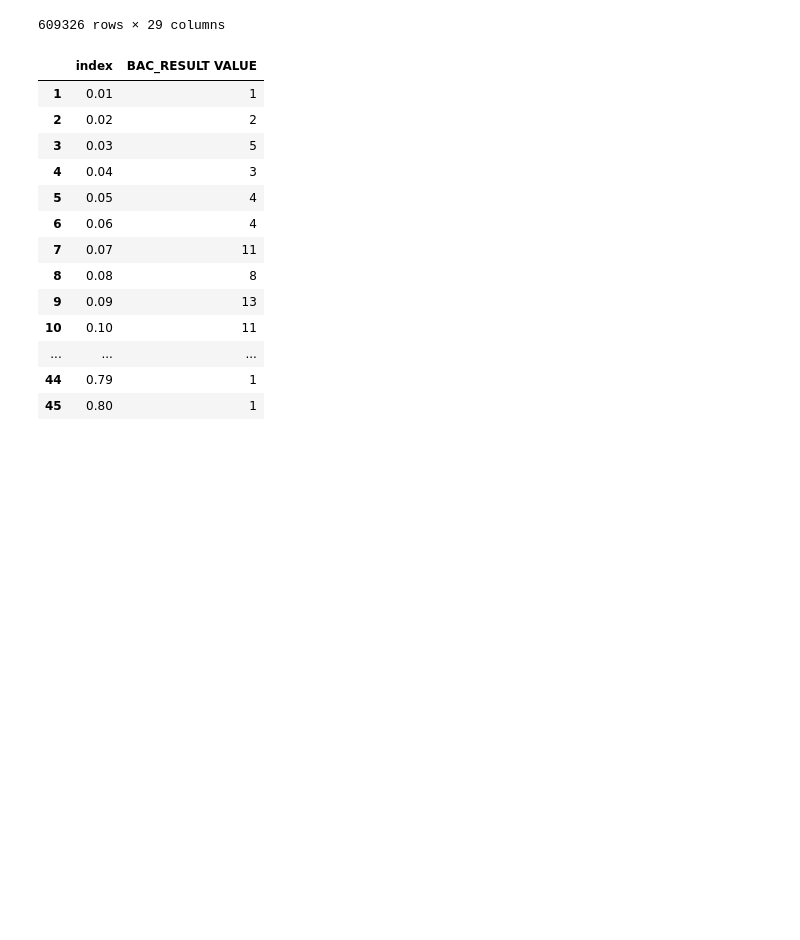
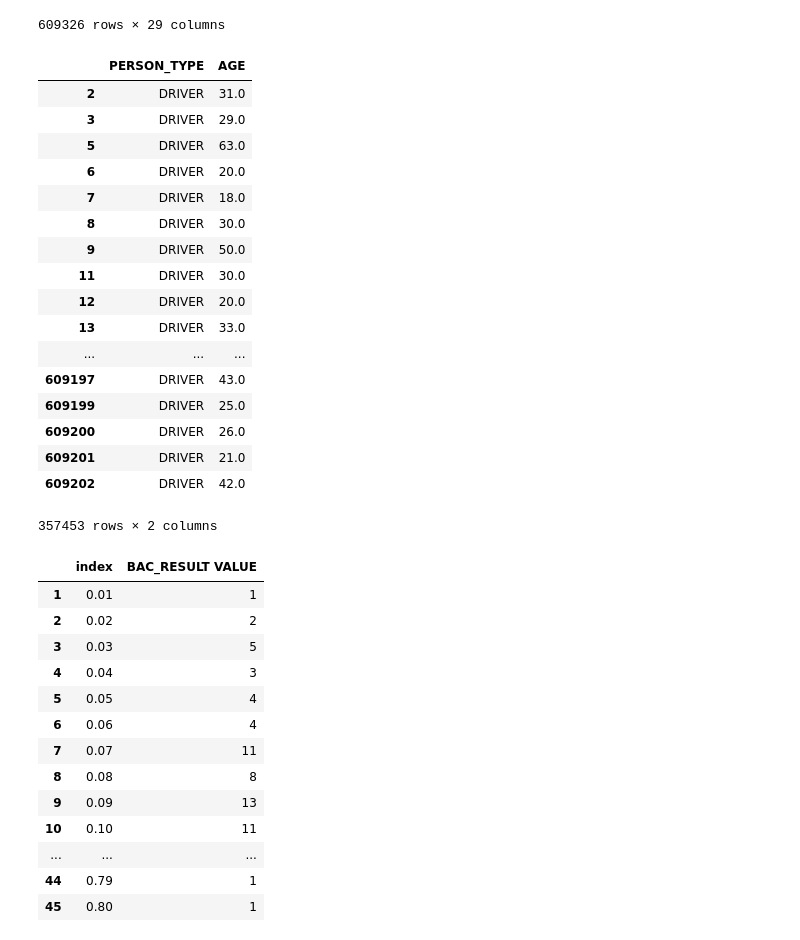
Before and after one commit to emharen/Project-One, a Jupyter notebook: traffic5.ipynb, the cells around one changed output. Cells and saved outputs as stored; diff of their text form; code cells hidden in the pictures; blank space fills up the shorter version.

```diff
--- a/traffic5.ipynb
+++ b/traffic5.ipynb
@@ -75,6 +75,31 @@ traffic_people
 | 609324 | P137179 | PASSENGER | JC193350 | 579226.0 | 03/20/2019 08:05:00 PM | 3.0 | CHICAGO | IL | 60621 | F | ... |
 | 609325 | P137187 | PASSENGER | JC193480 | 579263.0 | 03/20/2019 09:59:00 PM | 3.0 | CHICAGO | IL | 60617 | M | ... |
 609326 rows × 29 columns
+# %%
+age_driver=traffic_people[['PERSON_TYPE','AGE']]
+ageage_df= pd.DataFrame(age_driver)
+ageage_df.dropna(how='any', inplace=True)
+age_driver1=ageage_df.loc[ageage_df["PERSON_TYPE"] == "DRIVER", :]
+age_driver1
+# %% [output]
+|  | PERSON_TYPE | AGE |
+| 2 | DRIVER | 31.0 |
+| 3 | DRIVER | 29.0 |
+| 5 | DRIVER | 63.0 |
+| 6 | DRIVER | 20.0 |
+| 7 | DRIVER | 18.0 |
+| 8 | DRIVER | 30.0 |
+| 9 | DRIVER | 50.0 |
+| 11 | DRIVER | 30.0 |
+| 12 | DRIVER | 20.0 |
+| 13 | DRIVER | 33.0 |
+| ... | ... | ... |
+| 609197 | DRIVER | 43.0 |
+| 609199 | DRIVER | 25.0 |
+| 609200 | DRIVER | 26.0 |
+| 609201 | DRIVER | 21.0 |
+| 609202 | DRIVER | 42.0 |
+357453 rows × 2 columns
 # %%
 bac_people=traffic_people['BAC_RESULT VALUE'].value_counts()
 bac_df= pd.DataFrame(bac_people)
```
Also changed, not shown: parts of 5 cells of this notebook.
